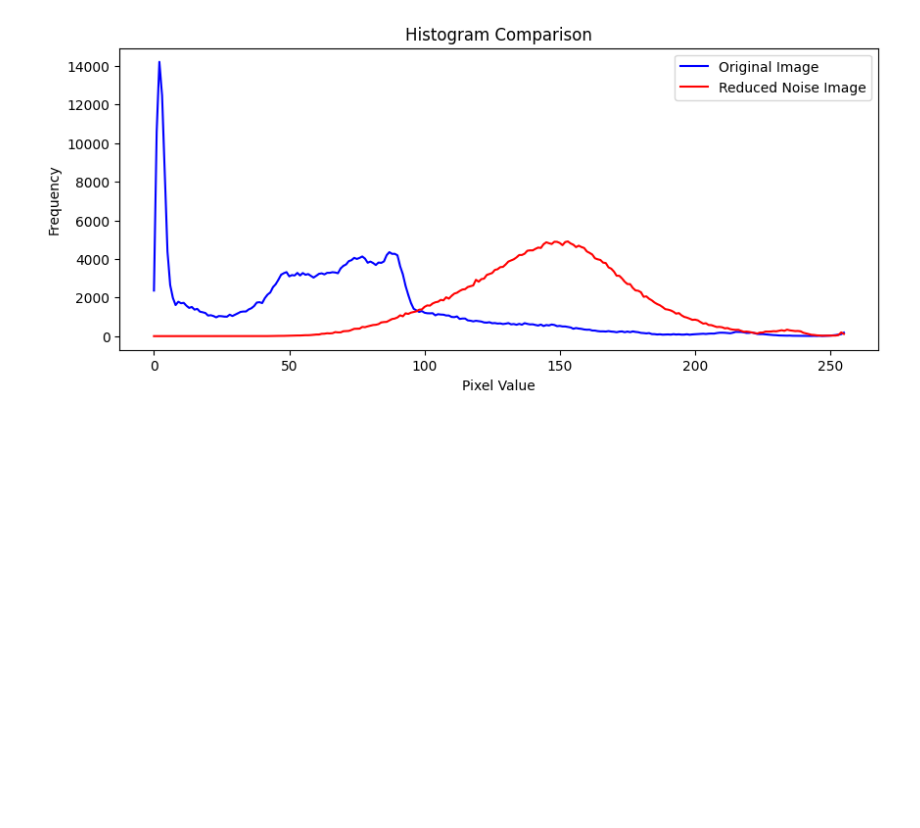
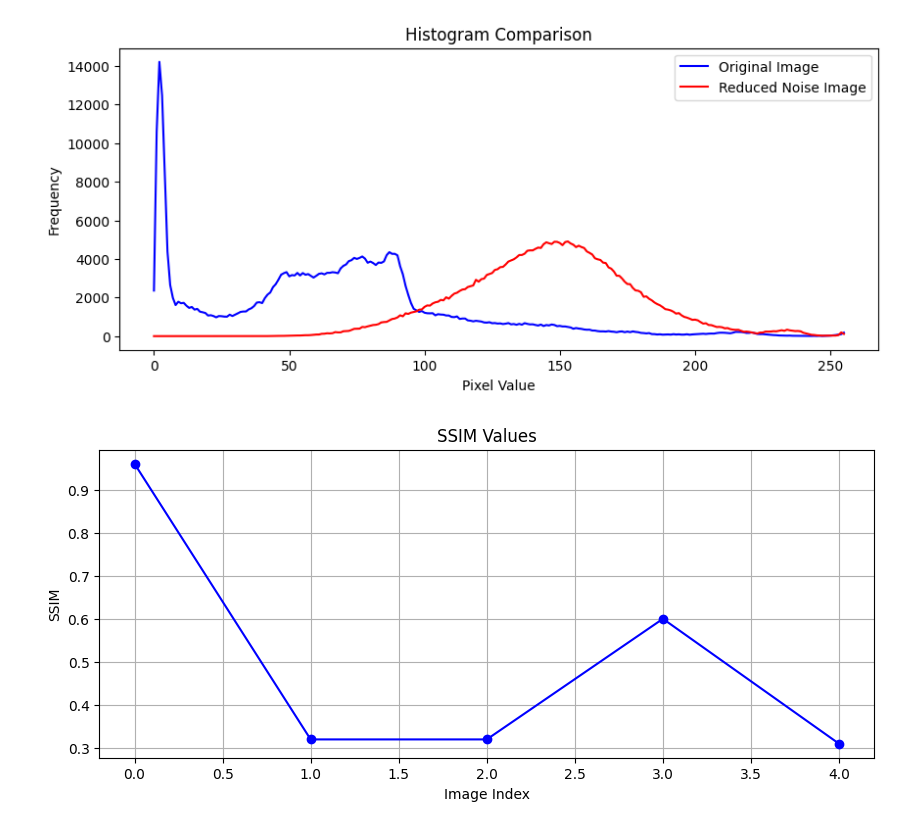
Before and after one commit to joelbkoshy/Image-Second-Cycle, a Jupyter notebook: Lab9 (1).ipynb, the cells around one changed output. Drawn from its saved outputs; the diff is of its cells as text; code cells hidden in the pictures; blank space fills up the shorter version.

```diff
--- a/Lab9 (1).ipynb
+++ b/Lab9 (1).ipynb
@@ -226,0 +231,16 @@ Structural Similarity Index (SSIM): 0.27
+# %%
+import matplotlib.pyplot as plt
+
+ssim_values = [.96, .32, .32, .6, .31]
+mse_values = [8.93, 111.91, 107.58, 114.14, 107]
+
+# Create a line chart for SSIM
+plt.figure(figsize=(10, 4))
+plt.plot(ssim_values, marker='o', linestyle='-', color='b')
+plt.title("SSIM Values")
+plt.xlabel("Image Index")
+plt.ylabel("SSIM")
+plt.grid(True)
+plt.show()
+# %% [output]
+[figure, added]
```
Also changed, not shown: parts of 2 cells of this notebook.
